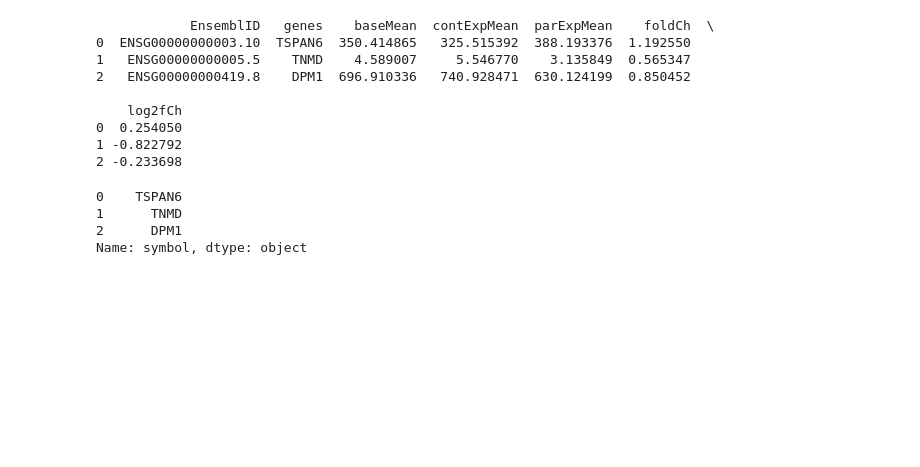
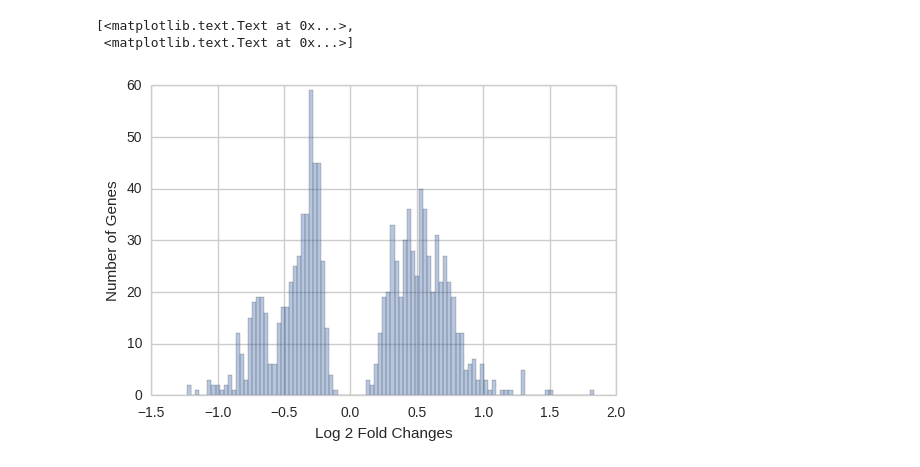
Before and after one commit to J-Wengler/winter-internship-2017, a Jupyter notebook: src/parkinsonDE.ipynb, the cells around one changed output. Saved outputs shown, nothing was run; the diff lists cells and outputs as text; code cells hidden in the pictures; blank space fills up the shorter version.

```diff
--- a/src/parkinsonDE.ipynb
+++ b/src/parkinsonDE.ipynb
@@ -1,6 +1,7 @@
 # %%
 import pandas as pd
 import numpy as np
+from scipy import stats
 import math
 
 def foldChange(diseased, control):
@@ -9,7 +10,7 @@ def foldChange(diseased, control):
 def log2foldChange(foldChange):
     return math.log(foldChange, 2)
 
-dat = pd.read_table('test.txt', sep='\t')
+dat = pd.read_table('test2.txt', sep='\t')
 
 controls = []
 parkinsons = []
@@ -25,6 +26,8 @@ contExpMeans = []
 parExpMeans = []
 foldChanges = []
 log2foldChanges = []
+contStdErrors = []
+parStdErrors = []
 
 for i in range(len(dat.index)):
     mean = np.mean(dat.ix[i,2:])
@@ -32,6 +35,10 @@ for i in range(len(dat.index)):
     parExpMean = np.mean(dat[parkinsons].ix[i,:])
     foldCh = foldChange(parExpMean, contExpMean)
     log2foldCh = log2foldChange(foldCh)
+    contStdErr = stats.sem(dat[controls].ix[i,:])
+    parStdErr = stats.sem(dat[parkinsons].ix[i,:])
+    contStdErrors.append(contStdErr)
+    parStdErrors.append(parStdErr)
     log2foldChanges.append(log2foldCh)
     foldChanges.append(foldCh)
     parExpMeans.append(parExpMean)
@@ -46,25 +53,32 @@ out = {'EnsemblID':dat['EnsemblID'],
       'contExpMean': contExpMeans,
       'parExpMean': parExpMeans,
       'foldCh': foldChanges,
-      'log2fCh': log2foldChanges}
+      'log2fCh': log2foldChanges,
+      'contSE': contStdErrors,
+      'parSE': parStdErrors}
 
-outDF = pd.DataFrame(out, columns=['EnsemblID', 'genes', 'baseMean', 'contExpMean', 'parExpMean', 'foldCh', 'log2fCh'])
+outDF = pd.DataFrame(out, columns=['EnsemblID', 'genes', 'baseMean', 'contExpMean', 'parExpMean', 'foldCh', 'log2fCh',
+                                  'contSE', 'parSE'])
+sortedOut = outDF.sort_values(by='foldCh', ascending=False)
 
-print(outDF)
+sortedOut.to_csv('parkOut.txt', sep='\t')
-# %% [output]
-            EnsemblID   genes    baseMean  contExpMean  parExpMean    foldCh  \
-0  ENSG00000000003.10  TSPAN6  350.414865   325.515392  388.193376  1.192550
-1   ENSG00000000005.5    TNMD    4.589007     5.546770    3.135849  0.565347
-2   ENSG00000000419.8    DPM1  696.910336   740.928471  630.124199  0.850452
-
-    log2fCh
-0  0.254050
-1 -0.822792
-2 -0.233698
-# %%
-print()
-# %% [output]
-0    TSPAN6
-1      TNMD
-2      DPM1
-Name: symbol, dtype: object
+# %%
+%matplotlib inline
+import seaborn as sns
+import pandas as pd
+
+datPD = pd.read_table('parkinsonDE.txt')
+
+lowPVal = datPD[datPD['padj'] < 0.05]
+sns.set_style('whitegrid')
+
+log2FCData = lowPVal['log2FoldChange']
+log2FCPlot = sns.distplot(log2FCData, kde=False, bins=100)
+
+log2FCPlot.set(xlabel='Log 2 Fold Changes', ylabel='Number of Genes')
+
+#ax.set_xtickslabel([-1.5, -1.0, -0.5, 0.0, 0.5, 1.0, 1.5, 2.0])
+# %% [output]
+[<matplotlib.text.Text at 0x...>,
+ <matplotlib.text.Text at 0x...>]
+[figure, added]
```
Also changed, not shown: parts of 1 cell of this notebook.
